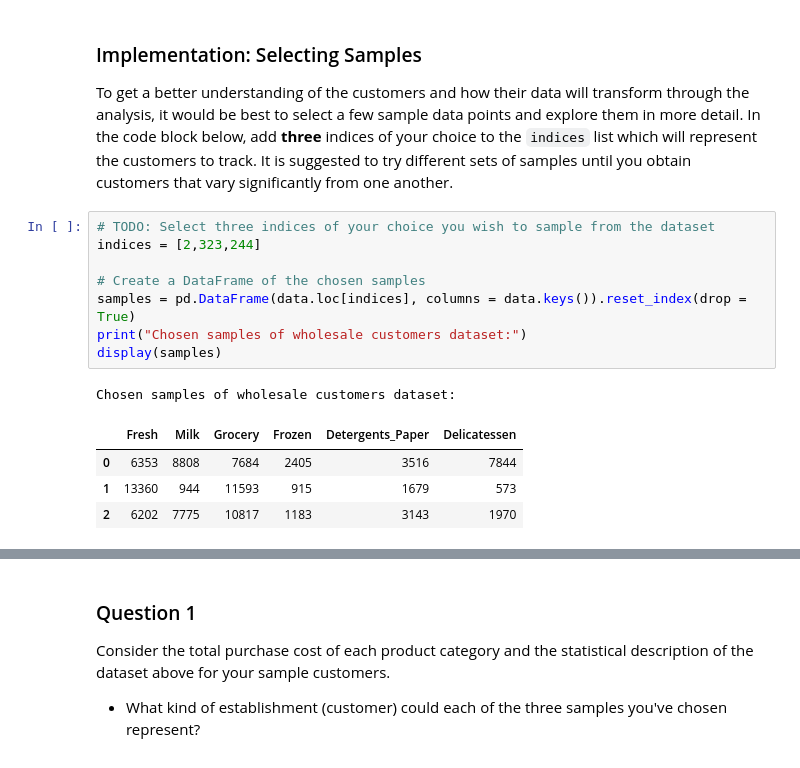
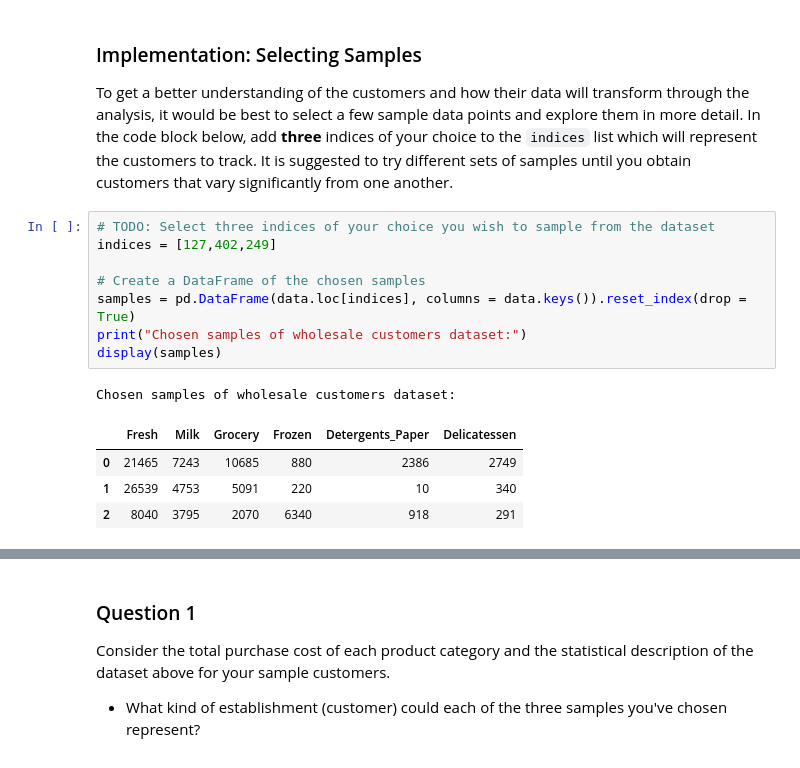
Before and after one commit to mackseb/customer_segments, a Jupyter notebook: customer_segments.ipynb, the cells around one changed output, grey strips where cells are left out. Cells and saved outputs as stored; diff of their text form.

```diff
--- a/customer_segments.ipynb
+++ b/customer_segments.ipynb
@@ -117,17 +117,17 @@ py.iplot(fig)
 To get a better understanding of the customers and how their data will transform through the analysis, it would be best to select a few sample data points and explore them in more detail. In the code block below, add **three** indices of your choice to the `indices` list which will represent the customers to track. It is suggested to try different sets of samples until you obtain customers that vary significantly from one another.
 # %%
 # TODO: Select three indices of your choice you wish to sample from the dataset
-indices = [2,323,244]
+indices = [127,402,249]
 
 # Create a DataFrame of the chosen samples
 samples = pd.DataFrame(data.loc[indices], columns = data.keys()).reset_index(drop = True)
 print("Chosen samples of wholesale customers dataset:")
 display(samples)
 # %% [output]
 Chosen samples of wholesale customers dataset:
 |  | Fresh | Milk | Grocery | Frozen | Detergents_Paper | Delicatessen |
-| 0 | 6353 | 8808 | 7684 | 2405 | 3516 | 7844 |
-| 1 | 13360 | 944 | 11593 | 915 | 1679 | 573 |
-| 2 | 6202 | 7775 | 10817 | 1183 | 3143 | 1970 |
+| 0 | 21465 | 7243 | 10685 | 880 | 2386 | 2749 |
+| 1 | 26539 | 4753 | 5091 | 220 | 10 | 340 |
+| 2 | 8040 | 3795 | 2070 | 6340 | 918 | 291 |
 # %%
 plot_data = []
```
Also changed, not shown: parts of 20 cells of this notebook.
